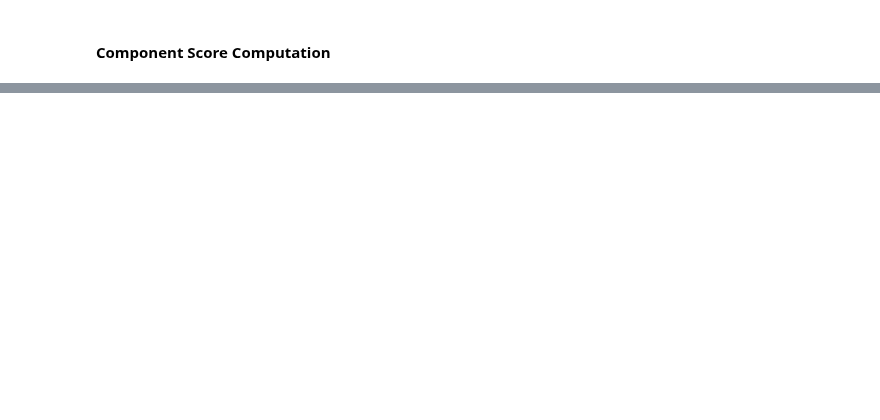
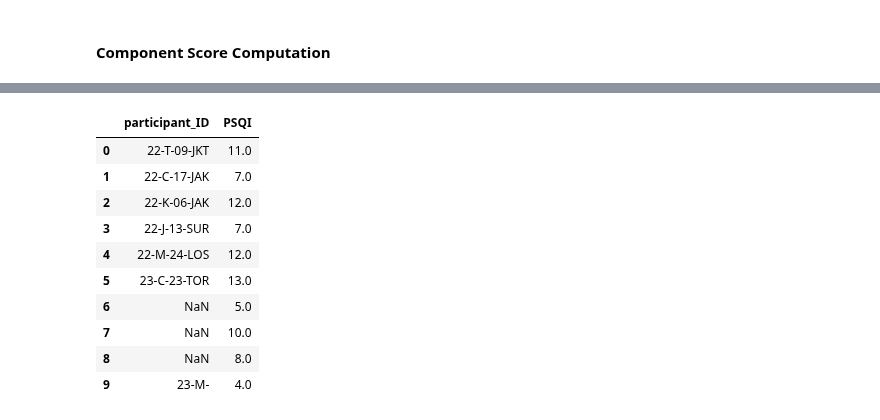
Before and after one commit to Bransthre/cogsci100-sleep-project, a Jupyter notebook: PSQI/response_index_scoring_script.ipynb, the cells around one changed output, grey strips where cells are left out. Saved outputs shown, nothing was run; the diff lists cells and outputs as text; code cells hidden in the pictures; blank space fills up the shorter version.

```diff
--- a/PSQI/response_index_scoring_script.ipynb
+++ b/PSQI/response_index_scoring_script.ipynb
@@ -85,7 +100,7 @@ def get_component_5(response_df, categorical_map):
         response_df[q5_subpart].replace(categorical_map["q5"])
         for q5_subpart in ["q5b", "q5c", "q5d", "q5e", "q5f", "q5g", "q5h", "q5i", "q5j_freq"]
     ]
-    sum_of_q5_subparts = np.sum(numerical_responses_q5)
+    sum_of_q5_subparts = sum(numerical_responses_q5)
     return sum_of_q5_subparts.apply(sum_component_score_map)
 # %%
 def get_component_6(response_df, categorical_map):
@@ -93,6 +108,6 @@ def get_component_6(response_df, categorical_map):
 # %%
 def get_component_7(response_df, categorical_map):
     q8_numerical = response_df["q8"].replace(categorical_map["q8"])
-    q9_numerical = response_df["q8"].replace(categorical_map["q9"])
+    q9_numerical = response_df["q9"].replace(categorical_map["q9"])
     sum_of_parts = q8_numerical + q9_numerical
     return sum_of_parts.apply(lambda x: min(3, (x + 1) // 2))
@@ -100,0 +119,27 @@ def get_component_7(response_df, categorical_map):
+# %%
+def master_scoring(response_df, categorical_map):
+    response_df["c1"] = get_component_1(response_df, categorical_map)
+    response_df["c2"] = get_component_2(response_df, categorical_map)
+    response_df["c3"] = get_component_3(response_df, categorical_map)
+    response_df["c4"] = get_component_4(response_df, categorical_map)
+    response_df["c5"] = get_component_5(response_df, categorical_map)
+    response_df["c6"] = get_component_6(response_df, categorical_map)
+    response_df["c7"] = get_component_7(response_df, categorical_map)
+    return sum(
+        [response_df[f"c{cno}"] for cno in range(1, 8)]
+    )
+# %%
+example_response_data["PSQI"] = master_scoring(example_response_data, categorical_map["form_a"])
+example_response_data[["participant_ID", "PSQI"]]
+# %% [output]
+|  | participant_ID | PSQI |
+| 0 | 22-T-09-JKT | 11.0 |
+| 1 | 22-C-17-JAK | 7.0 |
+| 2 | 22-K-06-JAK | 12.0 |
+| 3 | 22-J-13-SUR | 7.0 |
+| 4 | 22-M-24-LOS | 12.0 |
+| 5 | 23-C-23-TOR | 13.0 |
+| 6 | NaN | 5.0 |
+| 7 | NaN | 10.0 |
+| 8 | NaN | 8.0 |
+| 9 | 23-M- | 4.0 |
```
Also changed, not shown: parts of 11 cells of this notebook, 5 other files.
